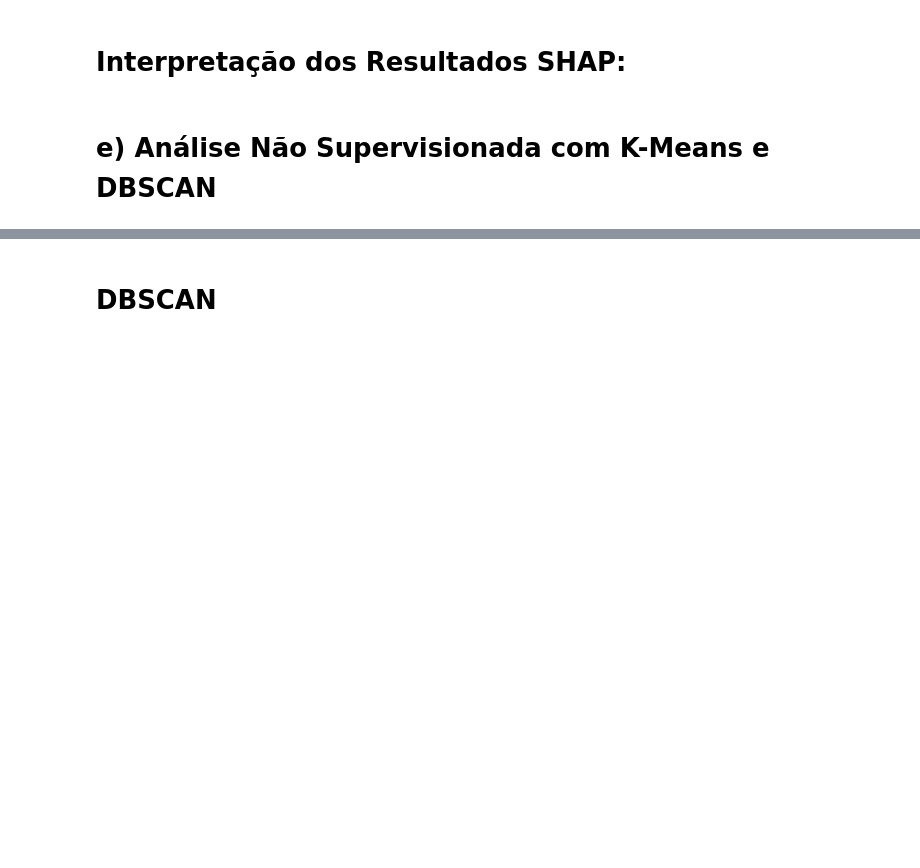
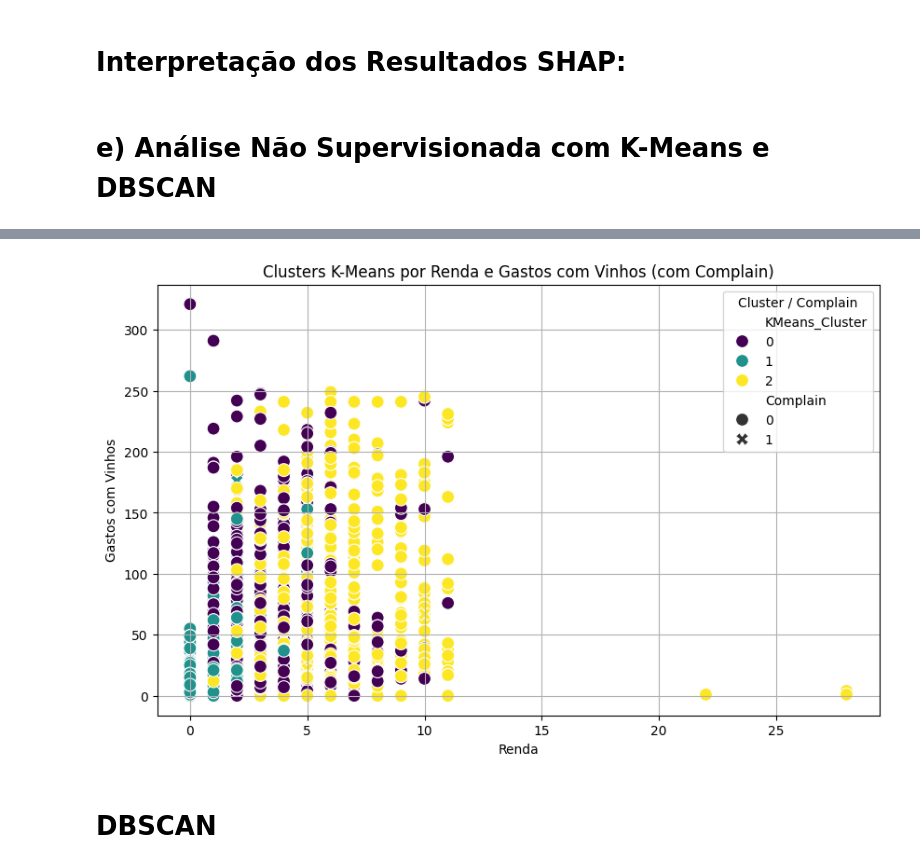
Before and after one commit to natalfr17/An-lise-Estat-stica-de-Dados-e-Informa-es, a Jupyter notebook: Prova_4.ipynb, the cells around one changed output, grey strips where cells are left out. Drawn from its saved outputs; the diff is of its cells as text; code cells hidden in the pictures; blank space fills up the shorter version.

```diff
--- a/Prova_4.ipynb
+++ b/Prova_4.ipynb
@@ -422,14 +477,16 @@ print(cluster_complain_rate)
 # %%
 # Visualização de clusters em relação a duas features importantes
 # (Você pode escolher as duas features mais impactantes do SHAP)
 plt.figure(figsize=(10, 6))
-sns.scatterplot(x='Year_Birth', y='MntWines', hue='KMeans_Cluster', data=df, palette='viridis', style='Complain', s=100)
+sns.scatterplot(x='NumCatalogPurchases', y='MntGoldProds', hue='KMeans_Cluster', data=df, palette='viridis', style='Complain', s=100)
 plt.title('Clusters K-Means por Renda e Gastos com Vinhos (com Complain)')
 plt.xlabel('Renda')
 plt.ylabel('Gastos com Vinhos')
 plt.legend(title='Cluster / Complain')
 plt.grid(True)
 plt.show()
+# %% [output]
+[figure, added]
 # %% [markdown]
 # **DBSCAN**
 # %%
```
Also changed, not shown: parts of 17 cells of this notebook.
